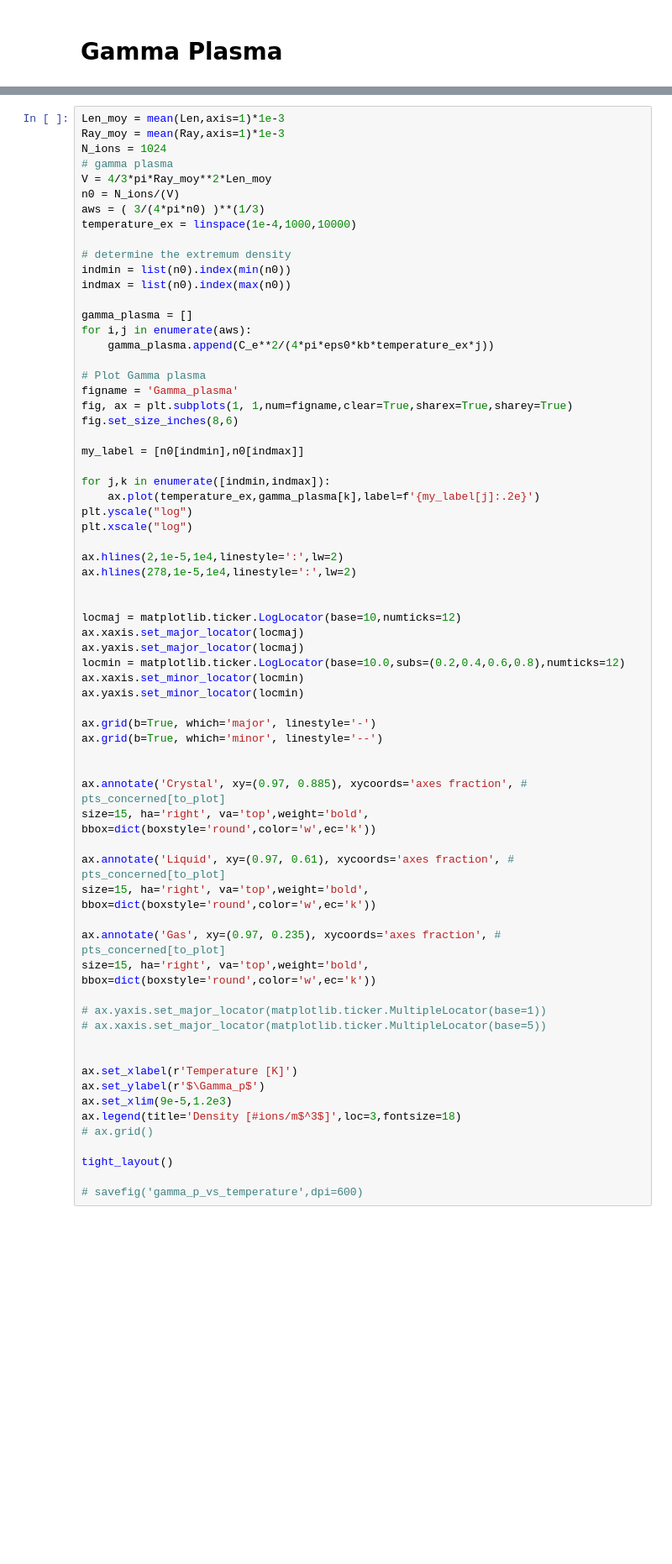
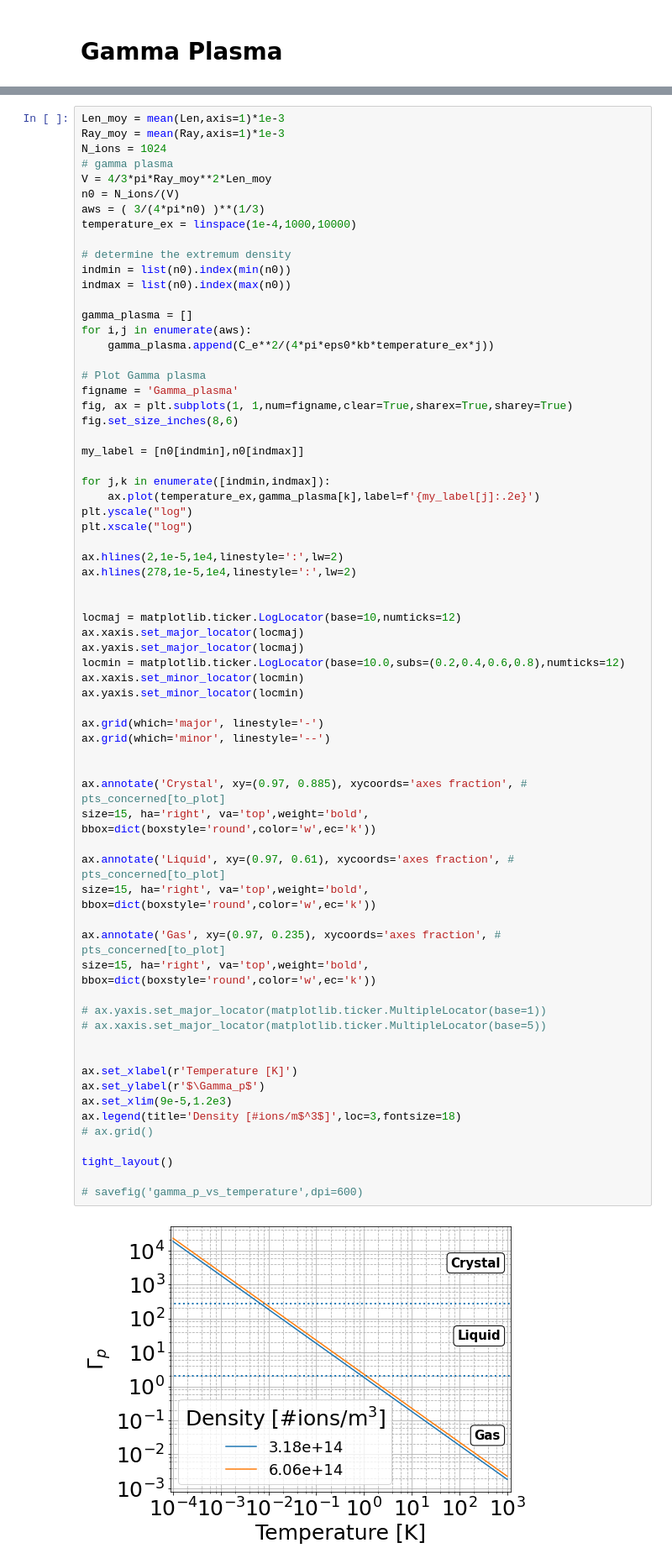
Before and after one commit to MidnightBiscuit/THESE, a Jupyter notebook: Langevin-init-Quench-simple-ARTICLE-OPEN-ALL_STATS.ipynb, the cells around one changed output, grey strips where cells are left out. Shown at 84% size. Saved outputs shown, nothing was run; the diff lists cells and outputs as text; blank space fills up the shorter version.

```diff
--- a/Langevin-init-Quench-simple-ARTICLE-OPEN-ALL_STATS.ipynb
+++ b/Langevin-init-Quench-simple-ARTICLE-OPEN-ALL_STATS.ipynb
@@ -770,35 +708,37 @@ locmin = matplotlib.ticker.LogLocator(base=10.0,subs=(0.2,0.4,0.6,0.8),numticks=
 ax.xaxis.set_minor_locator(locmin)
 ax.yaxis.set_minor_locator(locmin)
 
-ax.grid(b=True, which='major', linestyle='-')
-ax.grid(b=True, which='minor', linestyle='--')
+ax.grid(which='major', linestyle='-')
+ax.grid(which='minor', linestyle='--')
 
 
 ax.annotate('Crystal', xy=(0.97, 0.885), xycoords='axes fraction', # pts_concerned[to_plot]
 size=15, ha='right', va='top',weight='bold',
 bbox=dict(boxstyle='round',color='w',ec='k'))
 
 ax.annotate('Liquid', xy=(0.97, 0.61), xycoords='axes fraction', # pts_concerned[to_plot]
 size=15, ha='right', va='top',weight='bold',
 bbox=dict(boxstyle='round',color='w',ec='k'))
 
 ax.annotate('Gas', xy=(0.97, 0.235), xycoords='axes fraction', # pts_concerned[to_plot]
 size=15, ha='right', va='top',weight='bold',
 bbox=dict(boxstyle='round',color='w',ec='k'))
 
 # ax.yaxis.set_major_locator(matplotlib.ticker.MultipleLocator(base=1))
 # ax.xaxis.set_major_locator(matplotlib.ticker.MultipleLocator(base=5))
 
 
 ax.set_xlabel(r'Temperature [K]')
 ax.set_ylabel(r'$\Gamma_p$')
 ax.set_xlim(9e-5,1.2e3)
 ax.legend(title='Density [#ions/m$^3$]',loc=3,fontsize=18)
 # ax.grid()
 
 tight_layout()
 
 # savefig('gamma_p_vs_temperature',dpi=600)
+# %% [output]
+[figure, added]
 # %%
 # with different marker for each RF in the same curve
 
```
Also changed, not shown: parts of 17 cells of this notebook, 34 other files.
